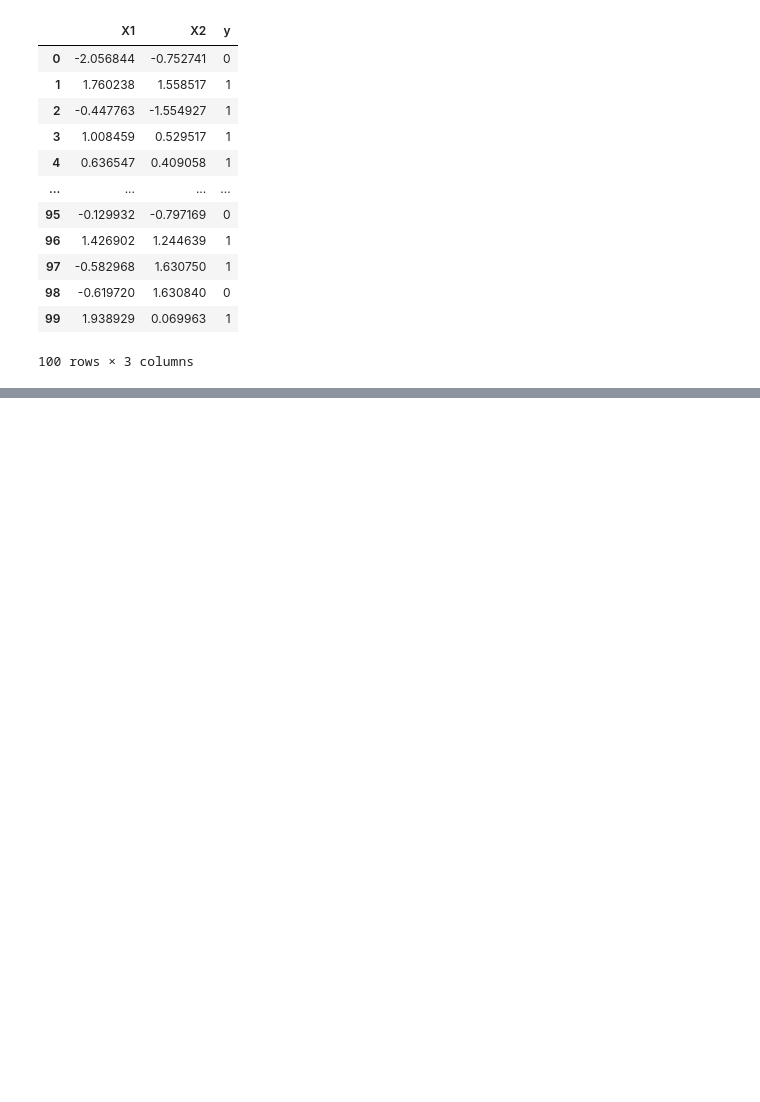
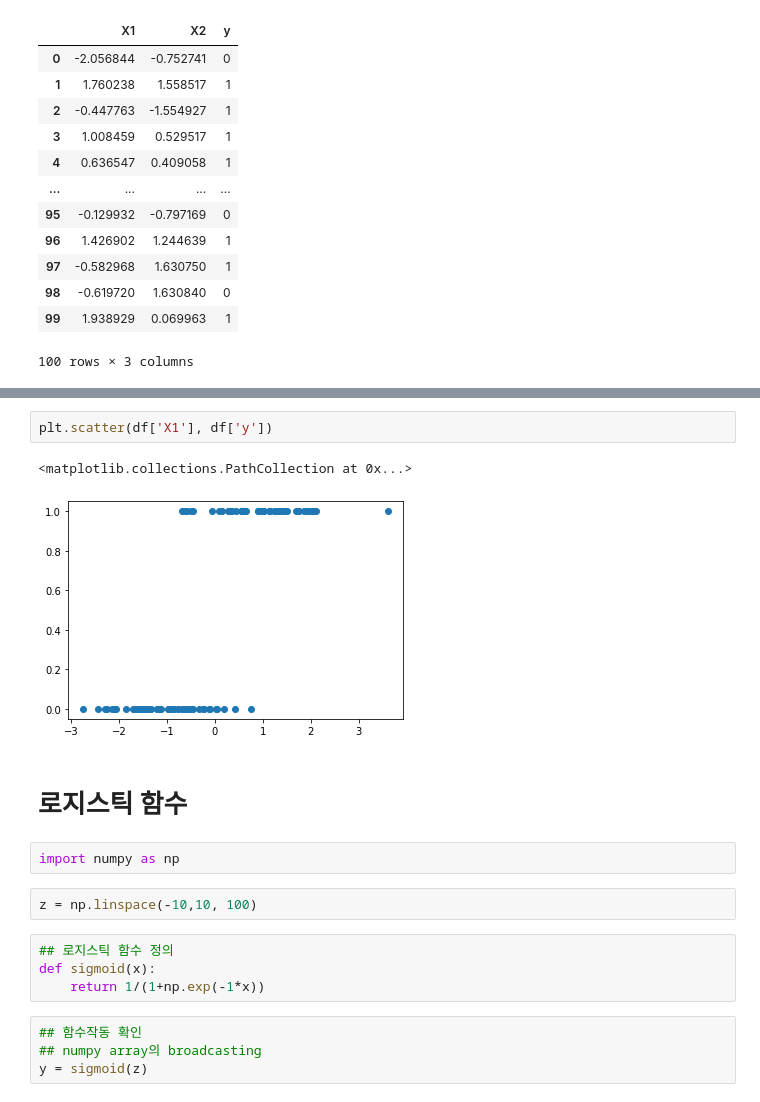
Before and after one commit to AnYeHyeon/DataScience2023, a Jupyter notebook: LogisticRegression.ipynb, the cells around one changed output, grey strips where cells are left out. Drawn from its saved outputs; the diff is of its cells as text; blank space fills up the shorter version.

```diff
--- a/LogisticRegression.ipynb
+++ b/LogisticRegression.ipynb
@@ -32,0 +62,19 @@ df
+# %%
+plt.scatter(df['X1'], df['y'])
+# %% [output]
+<matplotlib.collections.PathCollection at 0x...>
+[figure, added]
+# %% [markdown]
+# 로지스틱 함수
+# %%
+import numpy as np
+# %%
+z = np.linspace(-10,10, 100)
+# %%
+## 로지스틱 함수 정의
+def sigmoid(x):
+    return 1/(1+np.exp(-1*x))
+# %%
+## 함수작동 확인
+## numpy array의 broadcasting
+y = sigmoid(z)
```
Also changed, not shown: parts of 12 cells of this notebook.
